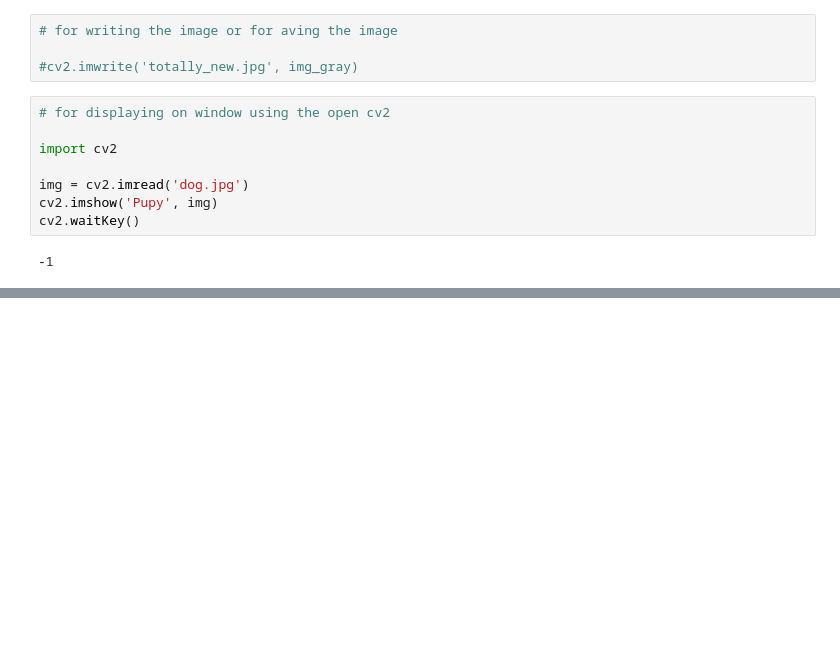
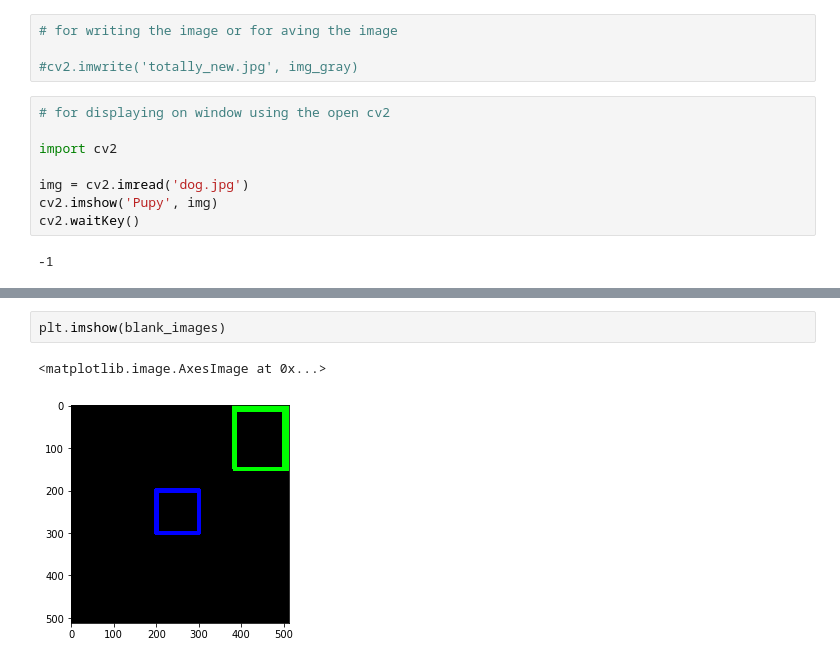
Before and after one commit to rokhirawlo/Opencv, a Jupyter notebook: work-with-images.ipynb, the cells around one changed output, grey strips where cells are left out. Cells and saved outputs as stored; diff of their text form; blank space fills up the shorter version.

```diff
--- a/work-with-images.ipynb
+++ b/work-with-images.ipynb
@@ -86,0 +147,5 @@ cv2.waitKey()
+# %%
+plt.imshow(blank_images)
+# %% [output]
+<matplotlib.image.AxesImage at 0x...>
+[figure, added]
```
Also changed, not shown: parts of 19 cells of this notebook.
